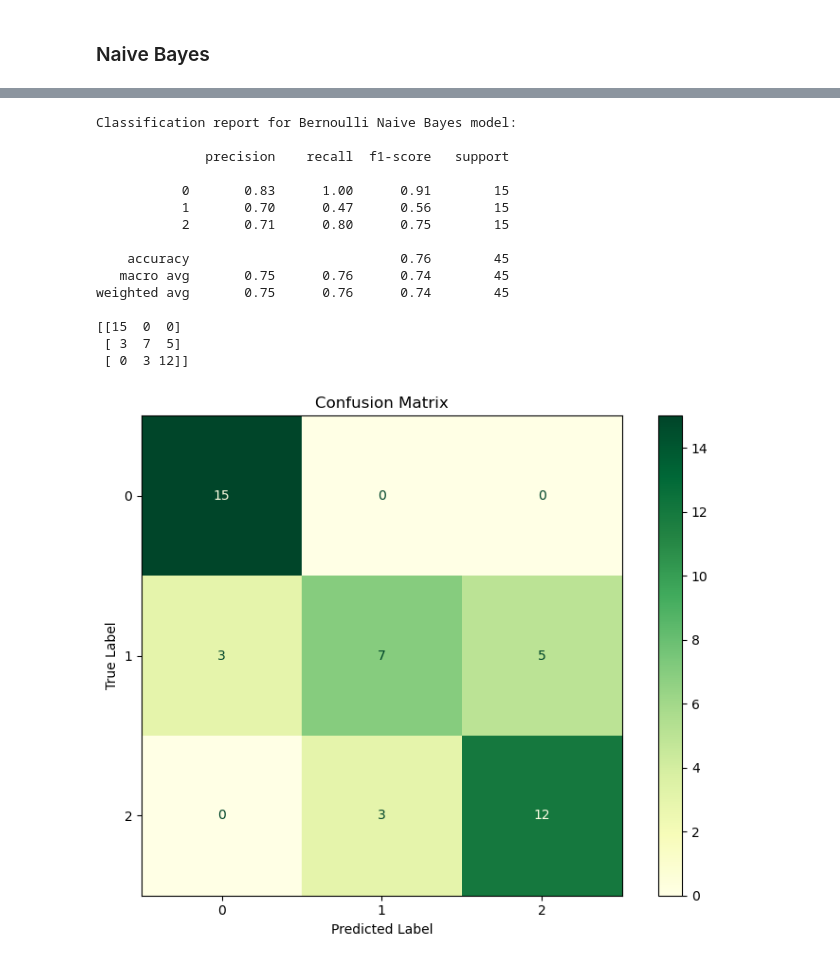
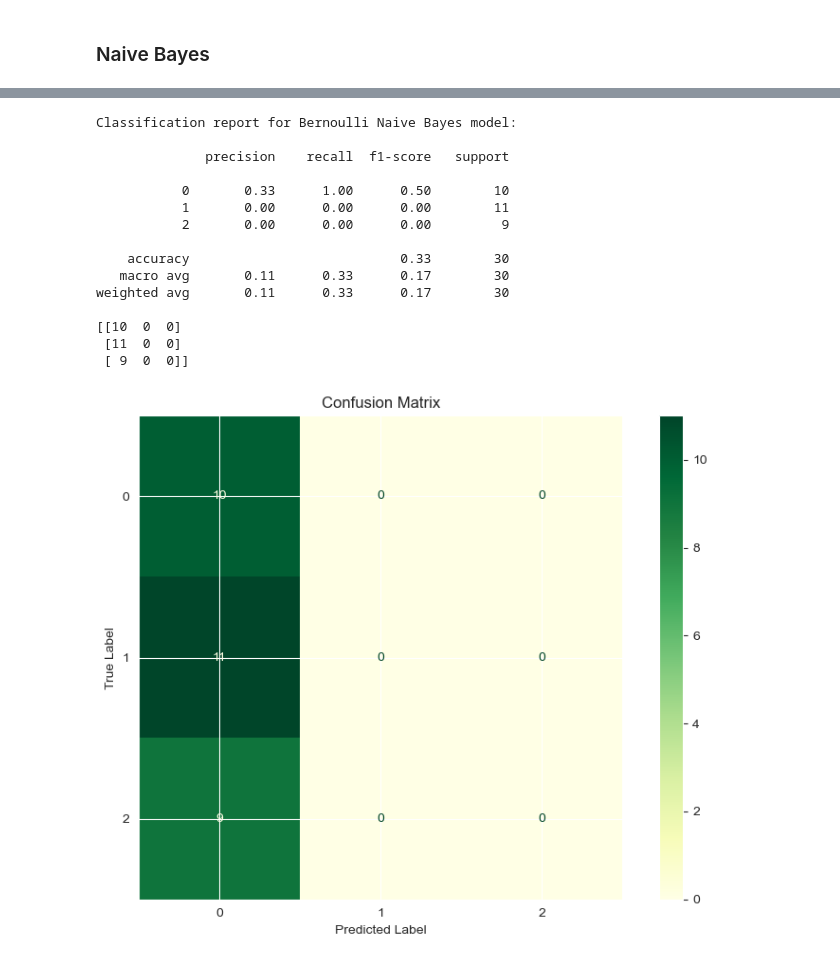
Before and after one commit to ayanokoji024/friendly-potato, a Jupyter notebook: Iris_Dataset_ML_Lab_Assignment_1_020.ipynb, the cells around one changed output, grey strips where cells are left out. Drawn from its saved outputs; the diff is of its cells as text; code cells hidden in the pictures.

```diff
--- a/Iris_Dataset_ML_Lab_Assignment_1_020.ipynb
+++ b/Iris_Dataset_ML_Lab_Assignment_1_020.ipynb
@@ -171,9 +200,9 @@ from sklearn.naive_bayes import MultinomialNB
 from sklearn.naive_bayes import GaussianNB
 from sklearn.naive_bayes import BernoulliNB
 
-def multinomialNB_model_iris(test_ratio, X, y):
+def multinomialNB_model_iris(test_ratio, X, y, alpha=1e-6):
   train_X, test_X, train_y, test_y = train_test_split(X, y, random_state=None, test_size = test_ratio)
-  model = MultinomialNB()
+  model = MultinomialNB(alpha=alpha)
   model.fit(train_X, train_y)
 
   pred_y = model.predict(test_X)
@@ -221,15 +250,13 @@ def gaussianNB_model_iris(test_ratio, X, y, smooth = 1e-9):
   # Show the Confusion Matrix
   plt.show()
 
-def bernoulliNB_model_iris(test_ratio, X, y):
+def bernoulliNB_model_iris(test_ratio, X, y,alpha=1e-6,binarize=1.8):
   train_X, test_X, train_y, test_y = train_test_split(X, y, random_state=None, test_size = test_ratio)
   scaler = StandardScaler()
   train_X = scaler.fit_transform(train_X)
   test_X = scaler.transform(test_X)
 
-  model = BernoulliNB()
-  model.fit(train_X, train_y)
-  model = BernoulliNB()
+  model = BernoulliNB(alpha=alpha,binarize=binarize,fit_prior=True,class_prior=None)
   model.fit(train_X, train_y)
 
   pred_y = model.predict(test_X)
@@ -292,19 +319,19 @@ weighted avg       0.93      0.93      0.93        45
 # %%
-bernoulliNB_model_iris(0.3,X,y)
+bernoulliNB_model_iris(0.2,X,y,alpha=1e-7,binarize=None)
 # %% [output]
 Classification report for Bernoulli Naive Bayes model:
 
               precision    recall  f1-score   support
 
-           0       0.83      1.00      0.91        15
-           1       0.70      0.47      0.56        15
-           2       0.71      0.80      0.75        15
+           0       0.33      1.00      0.50        10
+           1       0.00      0.00      0.00        11
+           2       0.00      0.00      0.00         9
 
-    accuracy                           0.76        45
-   macro avg       0.75      0.76      0.74        45
-weighted avg       0.75      0.76      0.74        45
+    accuracy                           0.33        30
+   macro avg       0.11      0.33      0.17        30
+weighted avg       0.11      0.33      0.17        30
 
-[[15  0  0]
- [ 3  7  5]
- [ 0  3 12]]
+[[10  0  0]
+ [11  0  0]
+ [ 9  0  0]]
-[figure, old version]
+[figure, new version]
```
Also changed, not shown: parts of 7 cells of this notebook, 2 other files.
